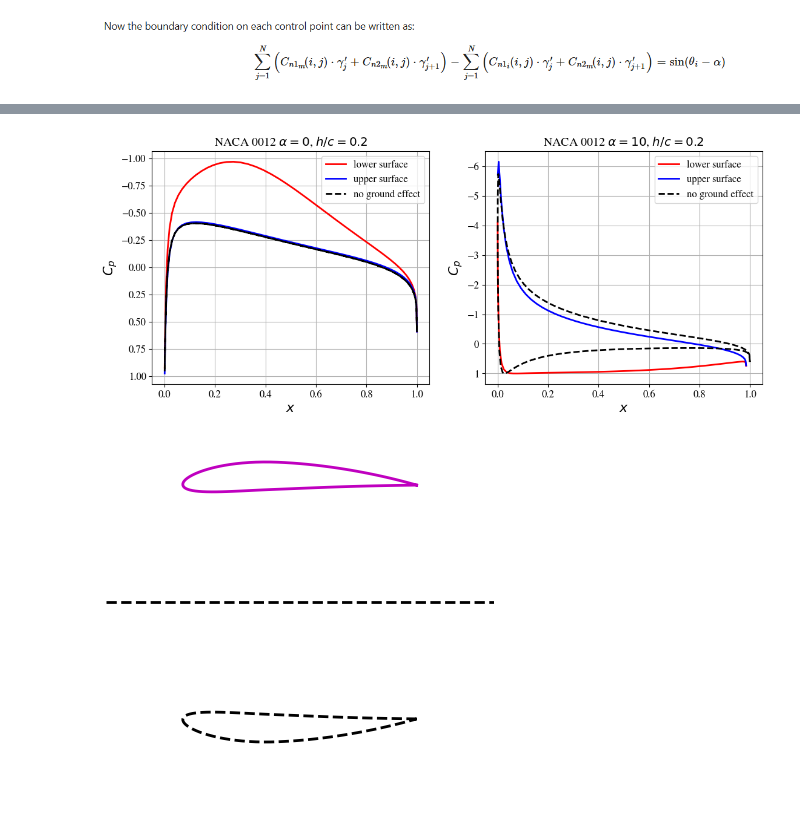
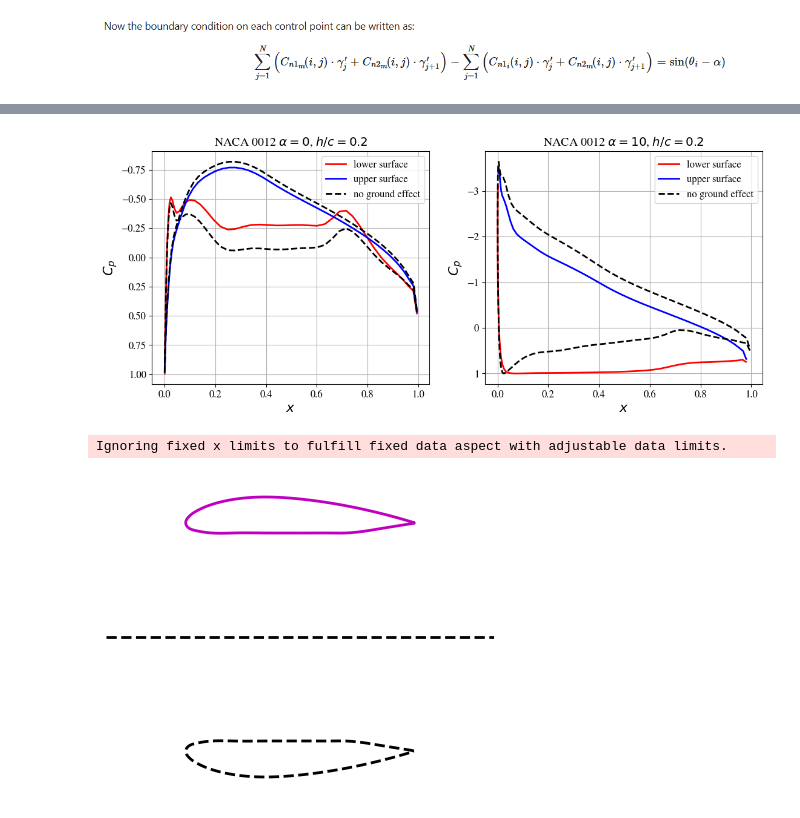
Before and after one commit to HAR0070/Aero_python, a Jupyter notebook: ground-effect.ipynb, the cells around one changed output, grey strips where cells are left out. Saved outputs shown, nothing was run; the diff lists cells and outputs as text; code cells hidden in the pictures.

```diff
--- a/ground-effect.ipynb
+++ b/ground-effect.ipynb
@@ -134,7 +136,7 @@ def vortex_panel_method(filename, alpha):
 
     """
     # load airfoil data
-    x, y = numpy.loadtxt(filename+'.txt', delimiter=' ', unpack=True)
+    x, y = numpy.loadtxt(filename, delimiter=' ', unpack=True)
 
     # calculate the geometry parameters of panels
     xc = 0.5*(x[1:] + x[:-1])    # x of panel's center
@@ -167,19 +182,15 @@ def vortex_panel_method(filename, alpha):
 # %%
-xc_0, cp_0, cl_0 = vortex_panel_method('NACA0012_N=100', 0.0)
+xc_0, cp_0, cl_0 = vortex_panel_method(output_file, 0.0) #NACA0012_N=100  NACA4415edit
 
-data = numpy.loadtxt('data.txt', delimiter=',')
-xc_svpm, cp_svpm_0, cp_svpm_10 = data[0,:], data[1,:], data[2,:]
-
-cp_theo = 1 - numpy.array([0, 0.64, 1.01, 1.241, 1.378, 1.402, 1.411, 1.411, 1.399, 1.378, 1.35, 1.288, 1.228, 1.166, 1.109, 1.044, 0.956, 0.906, 0])
-x_theo = numpy.array([0, 0.5, 1.25, 2.5, 5.0, 7.5, 10, 15, 20, 25, 30, 40, 50, 60, 70, 80, 90, 95, 100])/100
 pyplot.figure(figsize=(7,5))
 l1, = pyplot.plot(xc_0, cp_0, 'bx', markersize=10, label='vortex panel method')
-l2, = pyplot.plot(xc_svpm, cp_svpm_0, 'r+', markersize=10, label='source vortex panel method')
-l3, = pyplot.plot(x_theo, cp_theo, 'g--', markersize=10, label='Theordorsen')
+
 pyplot.xlabel('$x$', fontsize=16)
 pyplot.ylabel('$C_p$', fontsize=16)
-pyplot.legend(handles=[l1,l2,l3], loc=3, fontsize=16)
+pyplot.legend(handles=[l1], loc=3, fontsize=16)
 pyplot.grid('on')
-pyplot.title(r'NACA 0012 $\quad$ $\alpha = 0$', fontsize=16)
+pyplot.title(r'NACA 4415 $\quad$ $\alpha = 0$', fontsize=16)
 pyplot.gca().invert_yaxis();
+
+xc_10, cp_10, cl_10 = vortex_panel_method(output_file, 10.0) #NACA0012_N=100  NACA4415edit
 # %% [output]
@@ -187,12 +197,0 @@ pyplot.gca().invert_yaxis();
-# %%
-xc_10, cp_10, cl_10 = vortex_panel_method('NACA0012_N=100', 10.)
-
-pyplot.figure(figsize=(7,5))
-l1, = pyplot.plot(xc_10, cp_10, 'bx', markersize=10, label='vortex panel method')
-l2, = pyplot.plot(xc_svpm, cp_svpm_10, 'r+', markersize=10, label='source vortex panel method')
-pyplot.xlabel('$x$', fontsize=16)
-pyplot.ylabel('$C_p$', fontsize=16)
-pyplot.legend(handles=[l1,l2], loc=1, fontsize=16)
-pyplot.grid('on')
-pyplot.title(r'NACA 0012 $\quad$ $\alpha = 10$', fontsize=16)
-pyplot.gca().invert_yaxis();
@@ -201,5 +198,5 @@ pyplot.gca().invert_yaxis();
 # %%
-x, y = numpy.loadtxt('NACA0012_N=100.txt', delimiter=' ', unpack=True)
+x, y = numpy.loadtxt(output_file, delimiter=' ', unpack=True)
 h, alpha = 0.5, 10.0
 
 ## making the mirror airfoil
@@ -375,33 +374,33 @@ pyplot.show();
 # %%
-n, x_1, cp_1, cl_1 = ground_effect('NACA0012_N=100.txt', 0.0, 0.2)
-n, x_2, cp_2, cl_2 = ground_effect('NACA0012_N=100.txt', 10.0, 0.2)
+n, x_1, cp_1, cl_1 = ground_effect(output_file, 0.0, 0.2)
+n, x_2, cp_2, cl_2 = ground_effect(output_file, 10.0, 0.2)
 
 n = 100
 pyplot.figure(figsize=(13,5))
 pyplot.subplot(1,2,1)
 pyplot.plot(x_1[:n//2], cp_1[:n//2], 'r-', linewidth=2, label='lower surface')
 pyplot.plot(x_1[n//2:], cp_1[n//2:], 'b-', linewidth=2, label='upper surface')
 pyplot.plot(xc_0, cp_0, 'k--', linewidth=2, label='no ground effect')
 pyplot.legend(loc='best')
 pyplot.grid('on')
 pyplot.ylabel('$C_p$', fontsize=16)
 pyplot.xlabel('$x$', fontsize=16)
 pyplot.title(r'NACA 0012 $\alpha = 0$, $h/c = 0.2$')
 pyplot.gca().invert_yaxis()
 pyplot.subplot(1,2,2)
 pyplot.plot(x_2[:n//2], cp_2[:n//2], 'r-', linewidth=2, label='lower surface')
 pyplot.plot(x_2[n//2:], cp_2[n//2:], 'b-', linewidth=2, label='upper surface')
 pyplot.plot(xc_10, cp_10, 'k--', linewidth=2, label='no ground effect')
 pyplot.legend(loc='best')
 pyplot.grid('on')
 pyplot.ylabel('$C_p$', fontsize=16)
 pyplot.xlabel('$x$', fontsize=16)
 pyplot.title(r'NACA 0012 $\alpha = 10$, $h/c = 0.2$')
 pyplot.gca().invert_yaxis();
 # %% [output]
-[figure, old version]
+[figure, new version]
 # %%
-x, y = numpy.loadtxt('NACA4412_N=100.txt', delimiter=' ', unpack=True)
+x, y = numpy.loadtxt(output_file, delimiter=' ', unpack=True)
 
 h, alpha = 0.5, 0.0
 x_rot = x*numpy.cos(alpha/180.*numpy.pi) + y*numpy.sin(alpha/180.*numpy.pi)
@@ -417,7 +416,8 @@ pyplot.axis('off')
 pyplot.xlim(-0.5,1.5)
 pyplot.axhline(0., color='k', linestyle='--', linewidth=2);
 # %% [output]
+Ignoring fixed x limits to fulfill fixed data aspect with adjustable data limits.
-[figure, old version]
+[figure, new version]
 # %%
 alpha_set = numpy.linspace(0., 8., 5)
 h_set = numpy.linspace(0.2, 1.4, 7)
```
Also changed, not shown: parts of 10 cells of this notebook, 9 other files.
